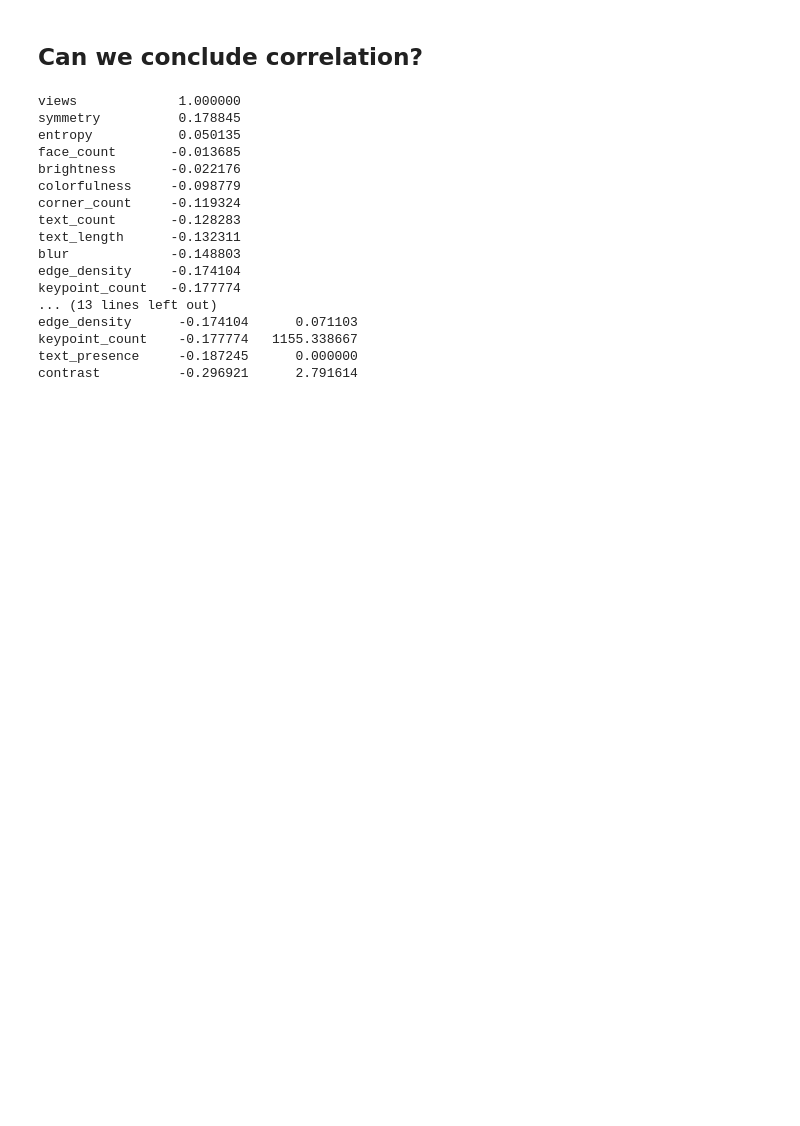
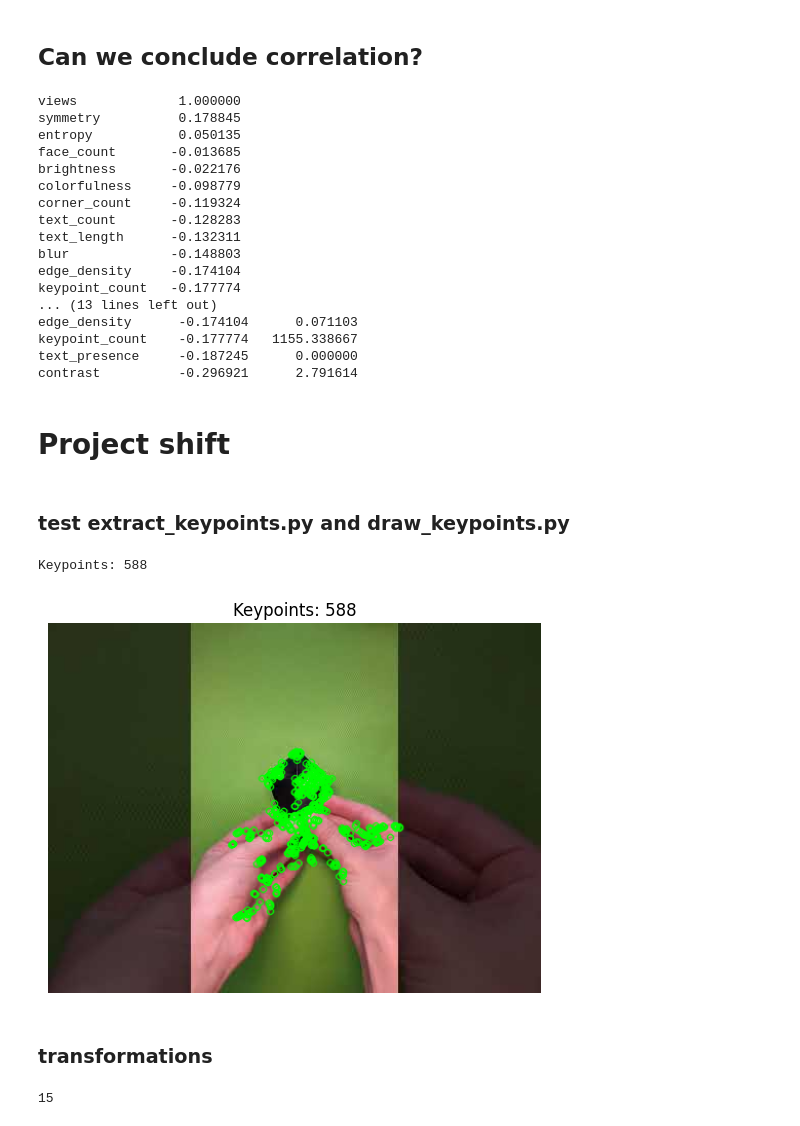
Before and after one commit to CastleBby/MSLM640_ThumbnailIQ, a Jupyter notebook: notebooks/eda.ipynb, the cells around one changed output. Saved outputs shown, nothing was run; the diff lists cells and outputs as text; code cells hidden in the pictures; blank space fills up the shorter version.

Commit message:
projext shift again

```diff
--- a/notebooks/eda.ipynb
+++ b/notebooks/eda.ipynb
@@ -145,3 +145,77 @@ edge_density      -0.174104      0.071103
 keypoint_count    -0.177774   1155.338667
 text_presence     -0.187245      0.000000
 contrast          -0.296921      2.791614
+# %% [markdown]
+# Project shift
+# %% [markdown]
+### test extract_keypoints.py and draw_keypoints.py
+# %%
+import cv2
+import sys
+import os
+
+sys.path.append(os.path.abspath(".."))
+from src.keypoint_analysis.extract_keypoints import extract_keypoints, draw_keypoints
+
+img = cv2.imread("../data/raw/images/_fXpf-qBca4.jpg")
+
+kp, count = extract_keypoints(img)
+img_kp = draw_keypoints(img, kp)
+
+print("Keypoints:", count)
+
+cv2.imshow("Keypoints", img_kp)
+# cv2.waitKey(0)
+# cv2.destroyAllWindows()
+
+import matplotlib.pyplot as plt
+
+# Convert BGR → RGB (important)
+img_rgb = cv2.cvtColor(img_kp, cv2.COLOR_BGR2RGB)
+
+plt.imshow(img_rgb)
+plt.title(f"Keypoints: {count}")
+plt.axis("off")
+plt.show()
+# %% [output]
+Keypoints: 588
+[figure, added]
+# %% [markdown]
+### transformations
+# %%
+from src.keypoint_analysis.transformations import (
+    resize_variants,
+    compress_variants,
+    blur_variants,
+    noise_variants
+)
+
+import cv2
+
+img = cv2.imread("../data/raw/images/_fXpf-qBca4.jpg")
+
+if img is None:
+    raise ValueError("Image failed to load")
+
+
+resize_out = resize_variants(img)
+resize_out.keys()
+
+compress_out = compress_variants(img)
+compress_out.keys()
+
+blur_out = blur_variants(img)
+blur_out.keys()
+
+noise_out = noise_variants(img)
+noise_out.keys()
+transforms = {
+    **resize_out,
+    **compress_out,
+    **blur_out,
+    **noise_out
+}
+
+len(transforms)
+# %% [output]
+15
```
Also changed, not shown: parts of 1 cell of this notebook, 3 other files.
